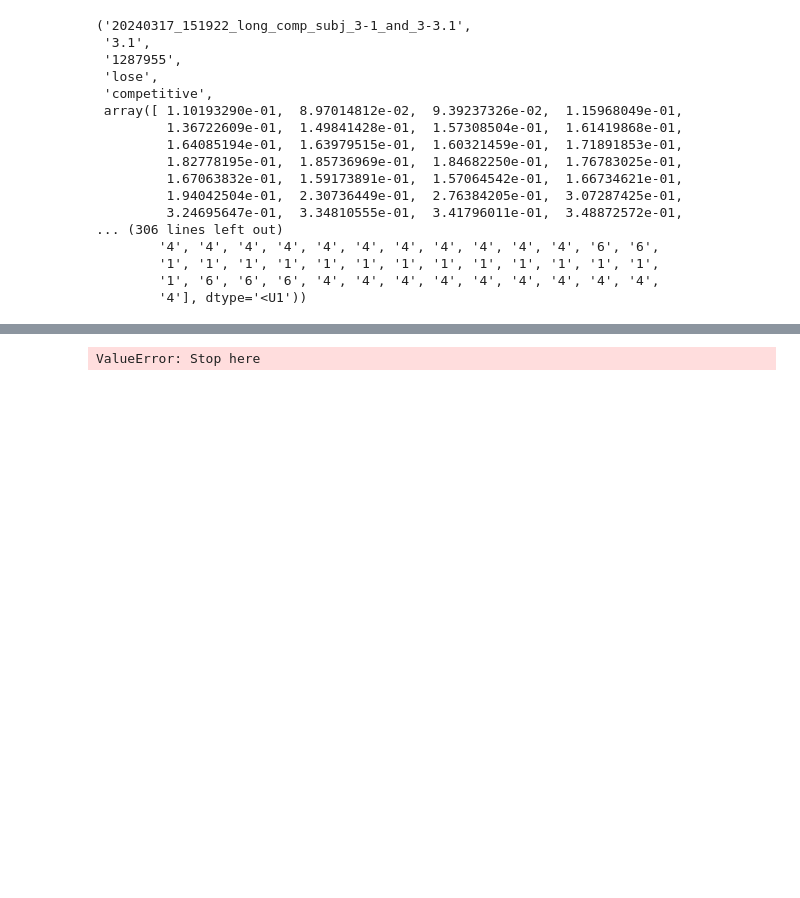
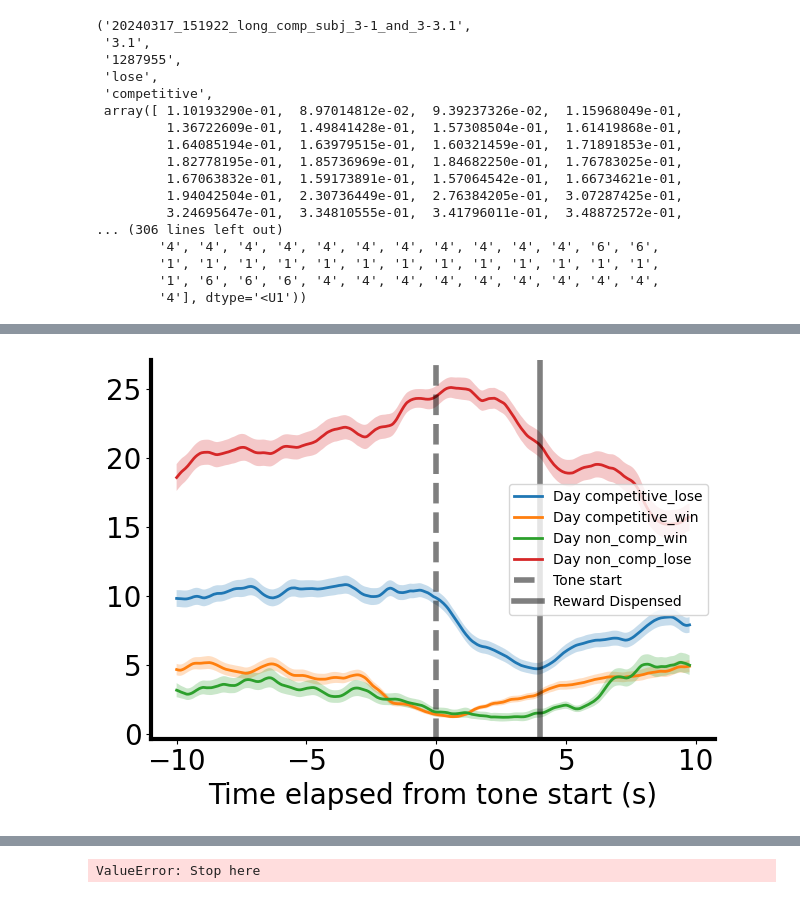
Before and after one commit to padillacoreanolab/reward_comp_ext, a Jupyter notebook: results/2024_09_02_behavioral_reward_comp/01_competitive_trials_analysis.ipynb, the cells around one changed output, grey strips where cells are left out. Drawn from its saved outputs; the diff is of its cells as text; code cells hidden in the pictures; blank space fills up the shorter version.

Commit message:
nb: calculated across trial

```diff
--- a/results/2024_09_02_behavioral_reward_comp/01_competitive_trials_analysis.ipynb
+++ b/results/2024_09_02_behavioral_reward_comp/01_competitive_trials_analysis.ipynb
@@ -674,0 +691,47 @@ all_velocity_df = all_velocity_df.sort_values(by=['recording', 'tone_start', 'su
+# %%
+all_velocity_df["competition_and_trial_label"] = all_velocity_df["competition_label"] + "_" + all_velocity_df["trial_label"]
+# %%
+fig, ax = plt.subplots()
+
+ax.set_xlabel("Time elapsed from tone start (s)", size=20)
+ax.set_ylabel("", size=20)
+# ax.set_title("Probability Inside Port Before/After Tone for Subject: {}".format(subject_id))
+
+ax.tick_params(axis='both', which='major', labelsize=20)
+ax.tick_params(axis='both', which='minor', labelsize=20)
+# Hide top and right borders
+ax.spines['top'].set_visible(False)
+ax.spines['right'].set_visible(False)
+
+# Leave bottom and left spines
+ax.spines['bottom'].set_visible(True)
+ax.spines['left'].set_visible(True)
+ax.spines['bottom'].set_linewidth(3)
+ax.spines['left'].set_linewidth(3)
+
+
+for num in all_velocity_df["competition_and_trial_label"].unique():
+
+
+    current_df = all_velocity_df[all_velocity_df["competition_and_trial_label"] == num]
+    current_arr = np.vstack(current_df["distance"].apply(lambda x: x[:595]).values)
+
+
+    arr_mean = np.nanmean(current_arr, axis=0)
+    arr_sem = np.nanstd(current_arr, axis=0) / ((current_arr.shape[0]) ** 0.5)
+    plt.plot(np.linspace(-10,9.75,595), arr_mean, label="Day {}".format(str(num)), linewidth=2)
+
+    ax.fill_between(np.linspace(-10,9.75,595), arr_mean - arr_sem , arr_mean + arr_sem , \
+                   alpha=.25)
+
+
+plt.axvline(x=0, color="black", label="Tone start", linewidth=4, alpha=0.5, linestyle="--")
+plt.axvline(x=4, color="black", label="Reward Dispensed", linewidth=4, alpha=0.5)
+
+# plt.ylim(0, 1.1)
+
+plt.legend()
+plt.tight_layout()
+# plt.savefig(os.path.join(probability_inside_port_plots_output_directory, "probability_inside_port_all_subjects.png"))
+# %% [output]
+[figure, added]
```
Also changed, not shown: parts of 3 cells of this notebook.
